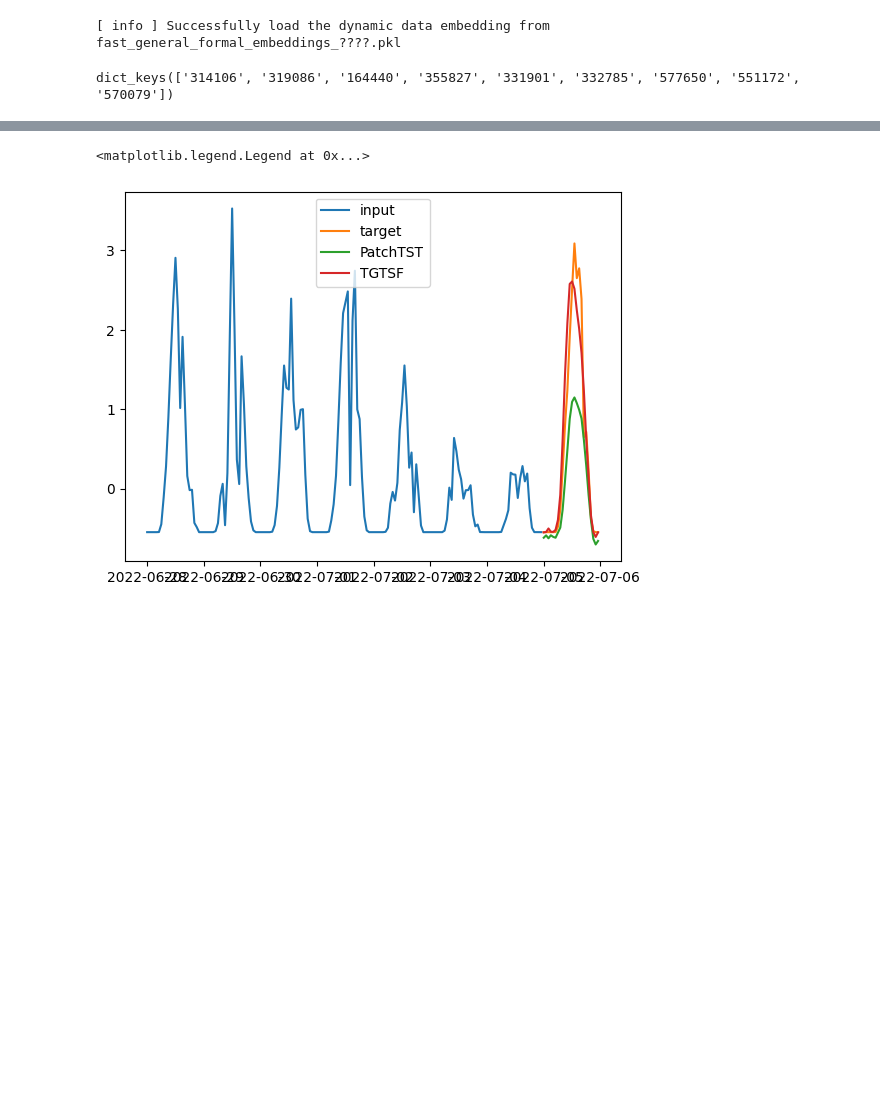
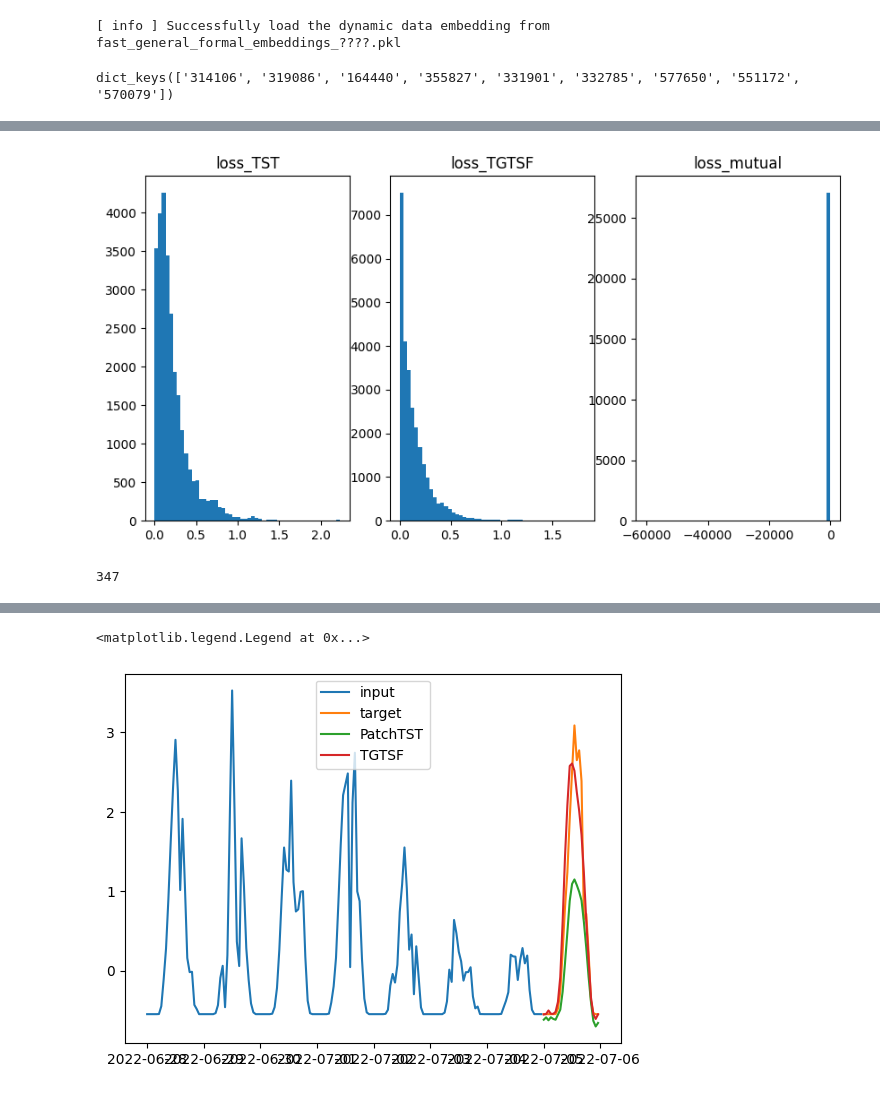
Before and after one commit to VEWOXIC/Universal-Cross-Modal-Time-Series-Forecasting-Pipeline, a Jupyter notebook: filter.ipynb, the cells around one changed output, grey strips where cells are left out. Cells and saved outputs as stored; diff of their text form; code cells hidden in the pictures; blank space fills up the shorter version.

```diff
--- a/filter.ipynb
+++ b/filter.ipynb
@@ -216,0 +230,15 @@ lossdf
+# %%
+# plot the distribution of these losses
+plt.figure(figsize=(10, 5))
+plt.subplot(1, 3, 1)
+plt.hist(lossdf['loss_TST'], bins=50)
+plt.title('loss_TST')
+plt.subplot(1, 3, 2)
+plt.hist(lossdf['loss_TGTSF'], bins=50)
+plt.title('loss_TGTSF')
+plt.subplot(1, 3, 3)
+plt.hist(lossdf['loss_mutual'], bins=50)
+plt.title('loss_mutual')
+plt.show()
+# %% [output]
+[figure, added]
@@ -216,0 +259,4 @@ lossdf
+# %%
+sum(lossdf['loss_TST']-lossdf['loss_TGTSF']<0)
+# %% [output]
+347
```
Also changed, not shown: parts of 18 cells of this notebook, 26 other files.
